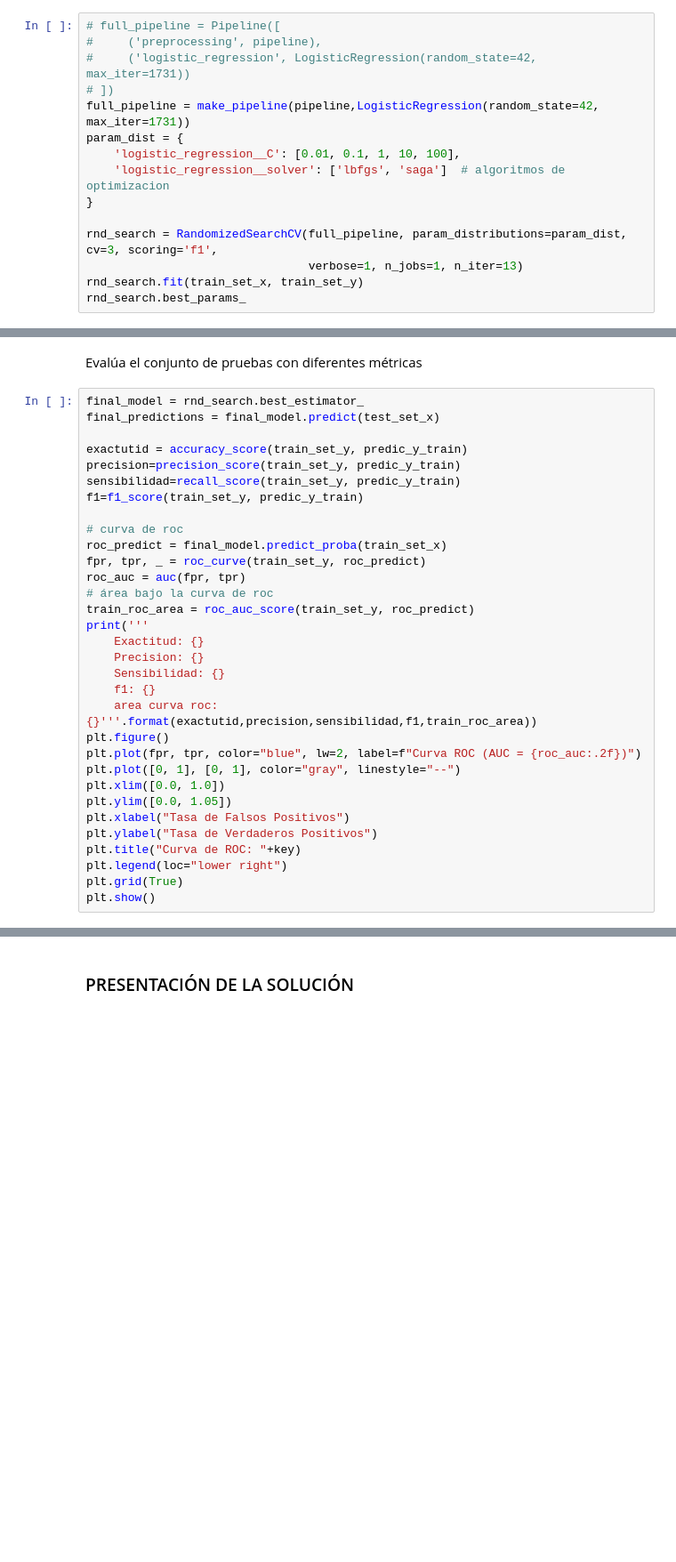
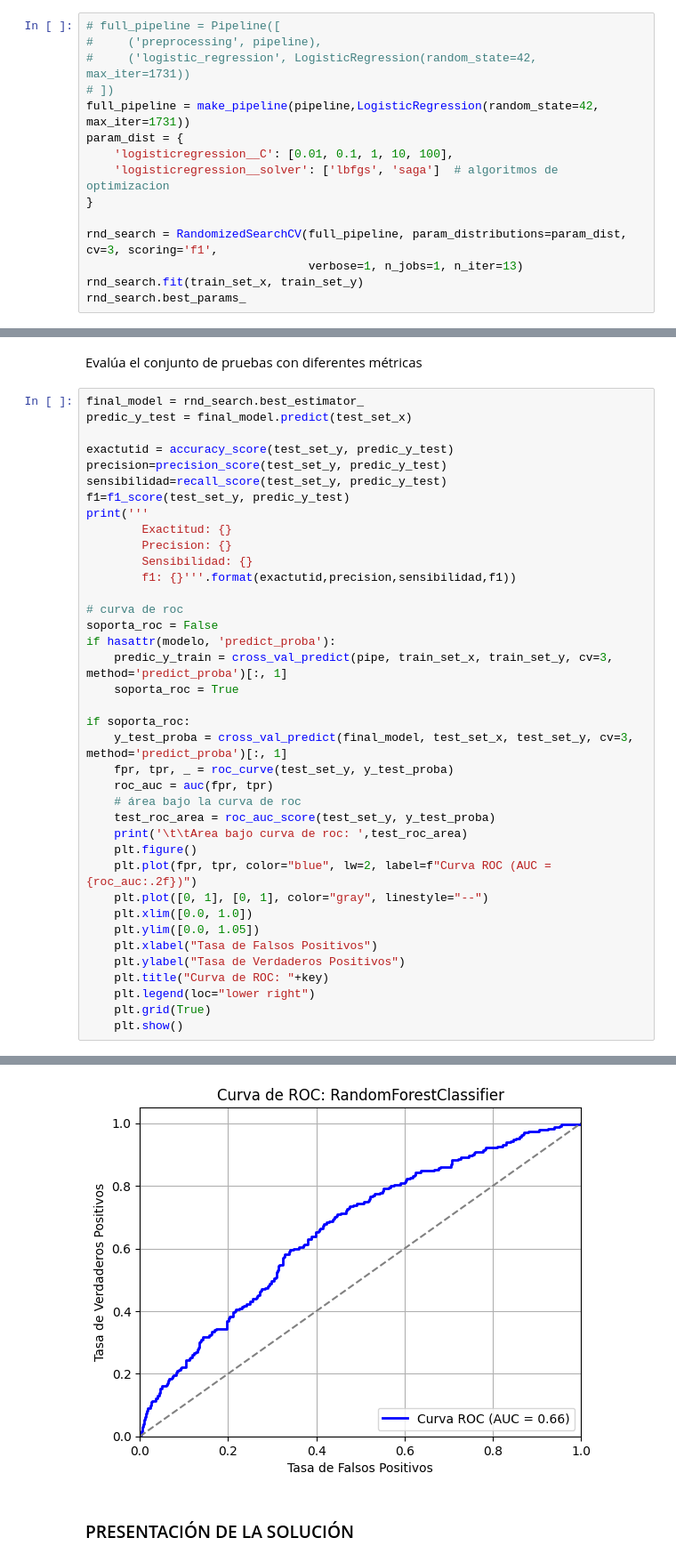
Before and after one commit to Elena2332/iabd, a Jupyter notebook: ia/sapa/2_8/2_8Ejercicios.ipynb, the cells around one changed output, grey strips where cells are left out. Shown at 89% size. Drawn from its saved outputs; the diff is of its cells as text; blank space fills up the shorter version.

```diff
--- a/ia/sapa/2_8/2_8Ejercicios.ipynb
+++ b/ia/sapa/2_8/2_8Ejercicios.ipynb
@@ -434,8 +434,8 @@ Usa búsqueda exhaustiva o búsqueda aleatoria para optimizar el mejor modelo de
 # ])
 full_pipeline = make_pipeline(pipeline,LogisticRegression(random_state=42, max_iter=1731))
 param_dist = {
-    'logistic_regression__C': [0.01, 0.1, 1, 10, 100],
-    'logistic_regression__solver': ['lbfgs', 'saga']  # algoritmos de optimizacion
+    'logisticregression__C': [0.01, 0.1, 1, 10, 100],
+    'logisticregression__solver': ['lbfgs', 'saga']  # algoritmos de optimizacion
 }
 
 rnd_search = RandomizedSearchCV(full_pipeline, param_distributions=param_dist, cv=3, scoring='f1',
@@ -454,34 +451,40 @@ ValueError: Invalid parameter 'logistic_regression' for estimator Pipeline(steps
 Evalúa el conjunto de pruebas con diferentes métricas
 # %%
 final_model = rnd_search.best_estimator_
-final_predictions = final_model.predict(test_set_x)
+predic_y_test = final_model.predict(test_set_x)
 
-exactutid = accuracy_score(train_set_y, predic_y_train)
-precision=precision_score(train_set_y, predic_y_train)
-sensibilidad=recall_score(train_set_y, predic_y_train)
-f1=f1_score(train_set_y, predic_y_train)
+exactutid = accuracy_score(test_set_y, predic_y_test)
+precision=precision_score(test_set_y, predic_y_test)
+sensibilidad=recall_score(test_set_y, predic_y_test)
+f1=f1_score(test_set_y, predic_y_test)
+print('''
+        Exactitud: {}
+        Precision: {}
+        Sensibilidad: {}
+        f1: {}'''.format(exactutid,precision,sensibilidad,f1))
 
 # curva de roc
-roc_predict = final_model.predict_proba(train_set_x)
-fpr, tpr, _ = roc_curve(train_set_y, roc_predict)
-roc_auc = auc(fpr, tpr)
-# área bajo la curva de roc
-train_roc_area = roc_auc_score(train_set_y, roc_predict)
-print('''
-    Exactitud: {}
-    Precision: {}
-    Sensibilidad: {}
-    f1: {}
-    area curva roc: {}'''.format(exactutid,precision,sensibilidad,f1,train_roc_area))
-plt.figure()
-plt.plot(fpr, tpr, color="blue", lw=2, label=f"Curva ROC (AUC = {roc_auc:.2f})")
-plt.plot([0, 1], [0, 1], color="gray", linestyle="--")
-plt.xlim([0.0, 1.0])
-plt.ylim([0.0, 1.05])
-plt.xlabel("Tasa de Falsos Positivos")
-plt.ylabel("Tasa de Verdaderos Positivos")
-plt.title("Curva de ROC: "+key)
-plt.legend(loc="lower right")
-plt.grid(True)
-plt.show()
+soporta_roc = False
+if hasattr(modelo, 'predict_proba'):
+    predic_y_train = cross_val_predict(pipe, train_set_x, train_set_y, cv=3, method='predict_proba')[:, 1]
+    soporta_roc = True
+
+if soporta_roc:
+    y_test_proba = cross_val_predict(final_model, test_set_x, test_set_y, cv=3, method='predict_proba')[:, 1]
+    fpr, tpr, _ = roc_curve(test_set_y, y_test_proba)
+    roc_auc = auc(fpr, tpr)
+    # área bajo la curva de roc
+    test_roc_area = roc_auc_score(test_set_y, y_test_proba)
+    print('\t\tArea bajo curva de roc: ',test_roc_area)
+    plt.figure()
+    plt.plot(fpr, tpr, color="blue", lw=2, label=f"Curva ROC (AUC = {roc_auc:.2f})")
+    plt.plot([0, 1], [0, 1], color="gray", linestyle="--")
+    plt.xlim([0.0, 1.0])
+    plt.ylim([0.0, 1.05])
+    plt.xlabel("Tasa de Falsos Positivos")
+    plt.ylabel("Tasa de Verdaderos Positivos")
+    plt.title("Curva de ROC: "+key)
+    plt.legend(loc="lower right")
+    plt.grid(True)
+    plt.show()
 # %% [output]
@@ -489,3 +496,4 @@ AttributeError: 'RandomizedSearchCV' object has no attribute 'best_estimator_'
+[figure, added]
 # %% [markdown]
 ### PRESENTACIÓN DE LA SOLUCIÓN
 # %% [markdown]
```
Also changed, not shown: parts of 2 cells of this notebook, 6 other files.
